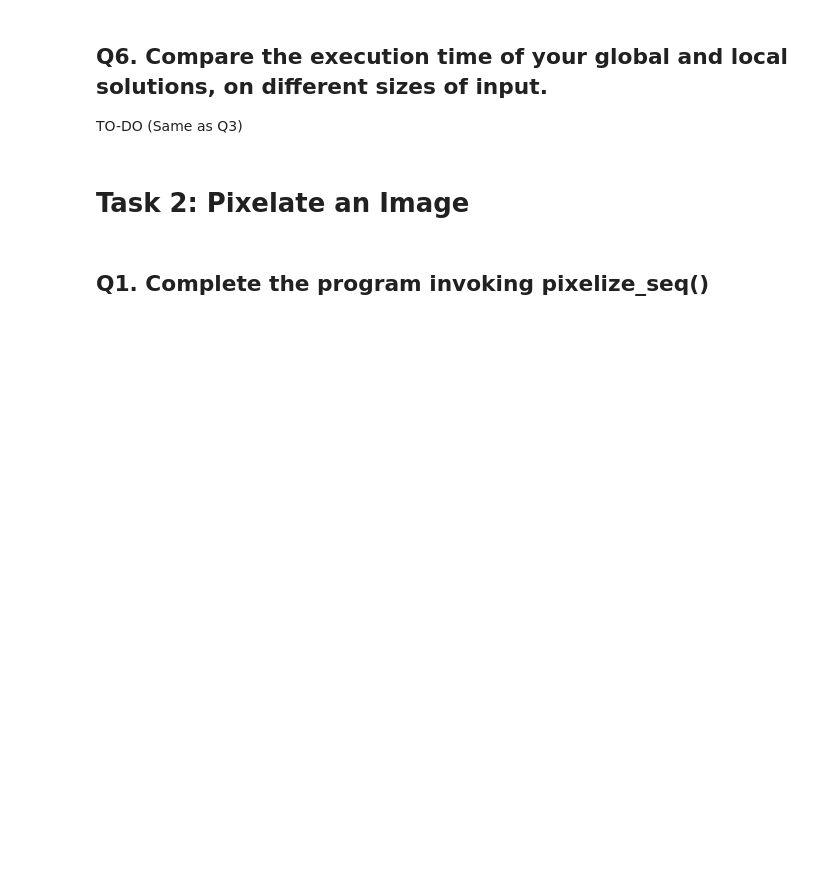
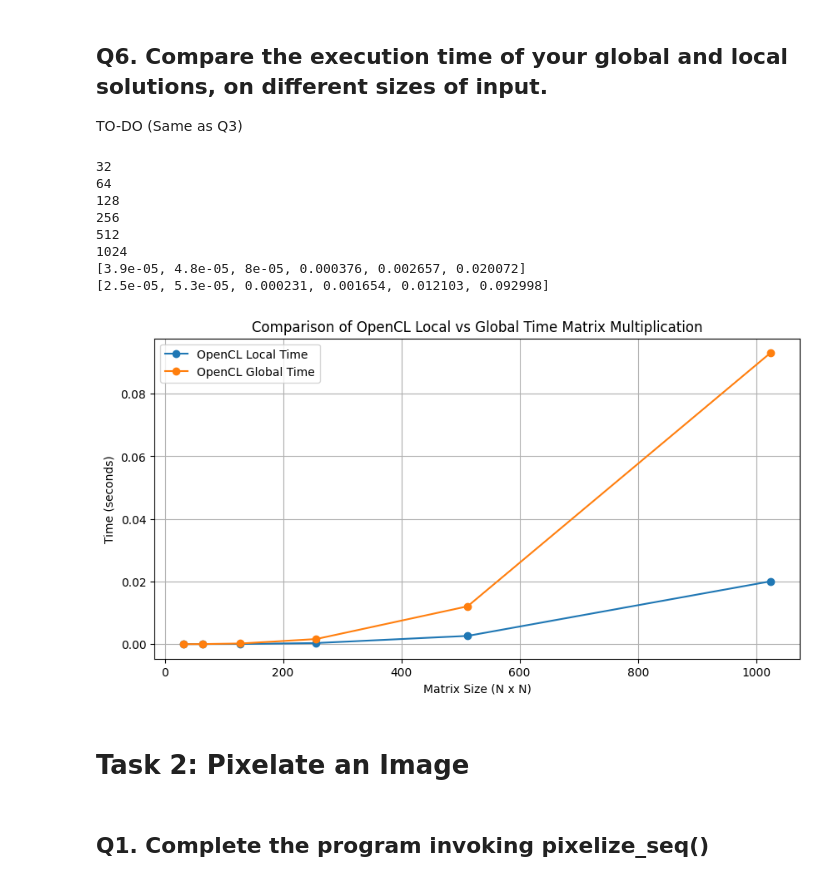
Before and after one commit to prisacarualex/opencl_pc, a Jupyter notebook: PARMAI_Ex5_OpenCL.ipynb, the cells around one changed output. Cells and saved outputs as stored; diff of their text form; code cells hidden in the pictures; blank space fills up the shorter version.

```diff
--- a/PARMAI_Ex5_OpenCL.ipynb
+++ b/PARMAI_Ex5_OpenCL.ipynb
@@ -702,6 +878,47 @@ The results from OpenMP and OpenCL are equal!
 ## Q6. Compare the execution time of your global and local solutions, on different sizes of input.
 
 TO-DO (Same as Q3)
+# %%
+
+import matplotlib.pyplot as plt
+sizes = [32, 64, 128, 256, 512, 1024]
+opencl_times_local = []
+opencl_times_global = []
+
+for size in sizes:
+  print(size)
+
+  data = !./matmul {size} {size} {size}
+
+  for item in data:
+    if "Time elapsed for OpenCL multiplication (Local Memory)" in item:
+      loc_time = float(item.split(":")[1].strip().split()[0])
+      opencl_times_local.append(loc_time)
+    elif "Time elapsed for OpenCL multiplication (Global Memory)" in item:
+      glob_time = float(item.split(":")[1].strip().split()[0])
+      opencl_times_global.append(glob_time)
+print(opencl_times_local)
+print(opencl_times_global)
+
+plt.figure(figsize=(10, 5))
+plt.plot(sizes, opencl_times_local, label='OpenCL Local Time', marker='o')
+plt.plot(sizes, opencl_times_global, label='OpenCL Global Time', marker='o')
+plt.xlabel('Matrix Size (N x N)')
+plt.ylabel('Time (seconds)')
+plt.title('Comparison of OpenCL Local vs Global Time Matrix Multiplication')
+plt.legend()
+plt.grid()
+plt.show()
+# %% [output]
+32
+64
+128
+256
+512
+1024
+[3.9e-05, 4.8e-05, 8e-05, 0.000376, 0.002657, 0.020072]
+[2.5e-05, 5.3e-05, 0.000231, 0.001654, 0.012103, 0.092998]
+[figure, added]
 # %% [markdown]
 # Task 2: Pixelate an Image
 # %%
```
Also changed, not shown: parts of 13 cells of this notebook.
